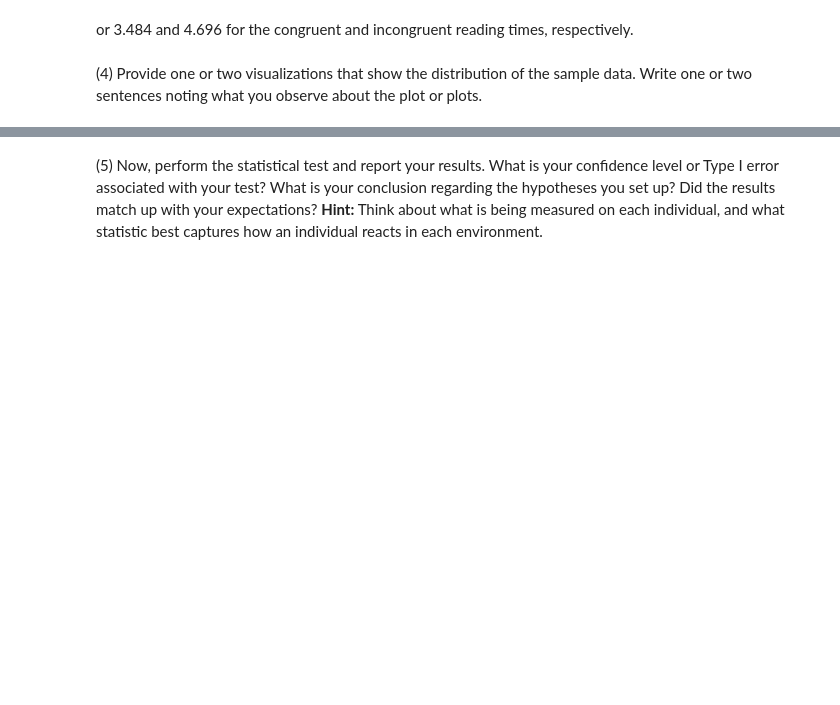
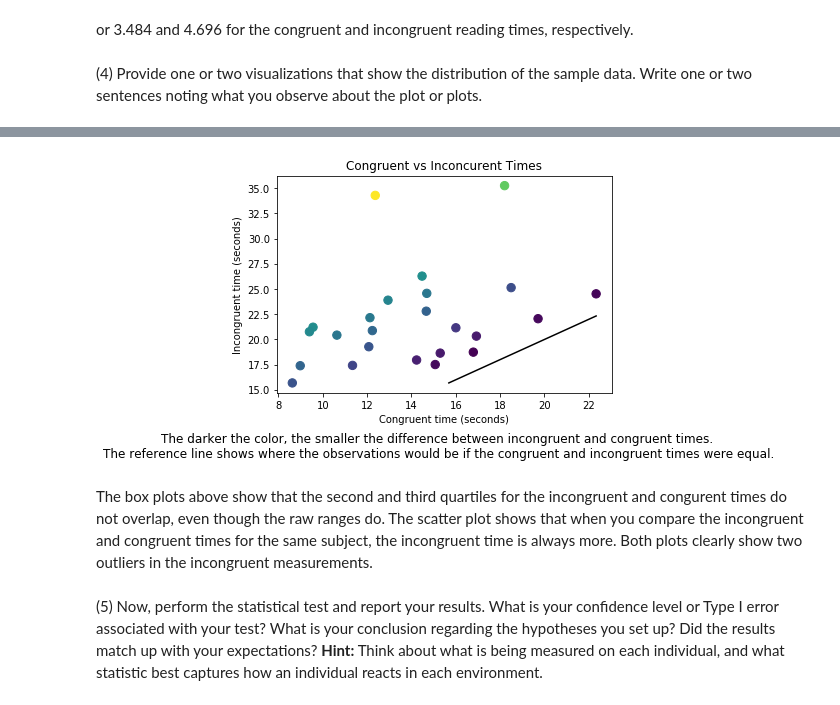
Before and after one commit to dandoug/dand-t2-project1, a Jupyter notebook: Test_a_Perceptual_Phenomenon.ipynb, the cells around one changed output, grey strips where cells are left out. Cells and saved outputs as stored; diff of their text form; code cells hidden in the pictures; blank space fills up the shorter version.

```diff
--- a/Test_a_Perceptual_Phenomenon.ipynb
+++ b/Test_a_Perceptual_Phenomenon.ipynb
@@ -69,3 +83,20 @@ or 3.484 and 4.696 for the congruent and incongruent reading times, respectively
+# %%
+# Plot as a scatter plot using congruent=incongruent as a reference line, use color for degree of difference
+miny = min(incong)
+maxx = max(cong)
+color = incong - cong
+plt.scatter(cong, incong, c=color, s=70)
+plt.plot([miny, maxx], [miny, maxx], c='black')
+plt.title("Congruent vs Inconcurent Times")
+plt.xlabel("Congruent time (seconds)")
+plt.ylabel("Incongruent time (seconds)")
+txt="The darker the color, the smaller the difference between incongruent and congruent times. \n"+ \
+  "The reference line shows where the observations would be if the congruent and incongruent times were equal."
+plt.figtext(0.5, -0.1, txt, wrap=True, horizontalalignment='center', fontsize=12);
+# %% [output]
+[figure, added]
+# %% [markdown]
+The box plots above show that the second and third quartiles for the incongruent and congurent times do not overlap, even though the raw ranges do.  The scatter plot shows that when you compare the incongruent and congruent times for the same subject, the incongruent time is always more.  Both plots clearly show two outliers in the incongruent measurements.
 # %% [markdown]
 (5)  Now, perform the statistical test and report your results. What is your confidence level or Type I error associated with your test? What is your conclusion regarding the hypotheses you set up? Did the results match up with your expectations? **Hint:**  Think about what is being measured on each individual, and what statistic best captures how an individual reacts in each environment.
 # %%
```
Also changed, not shown: parts of 4 cells of this notebook.
